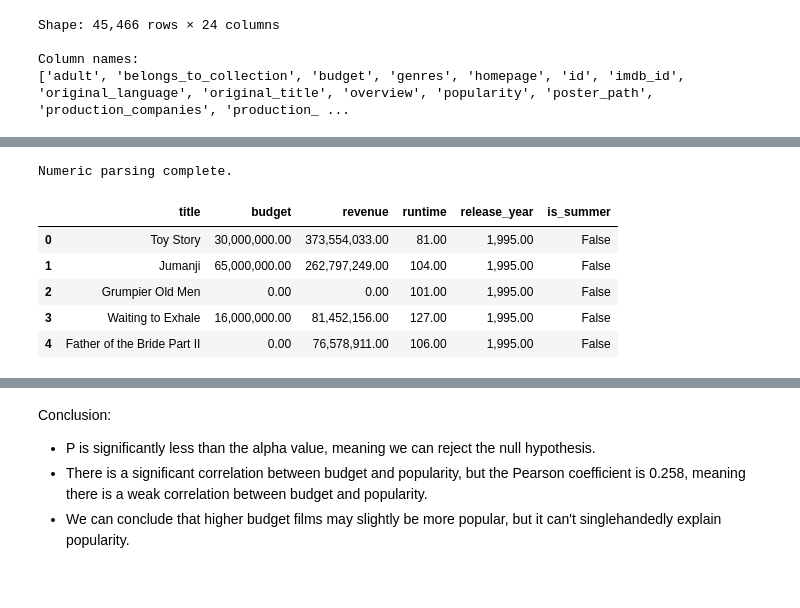
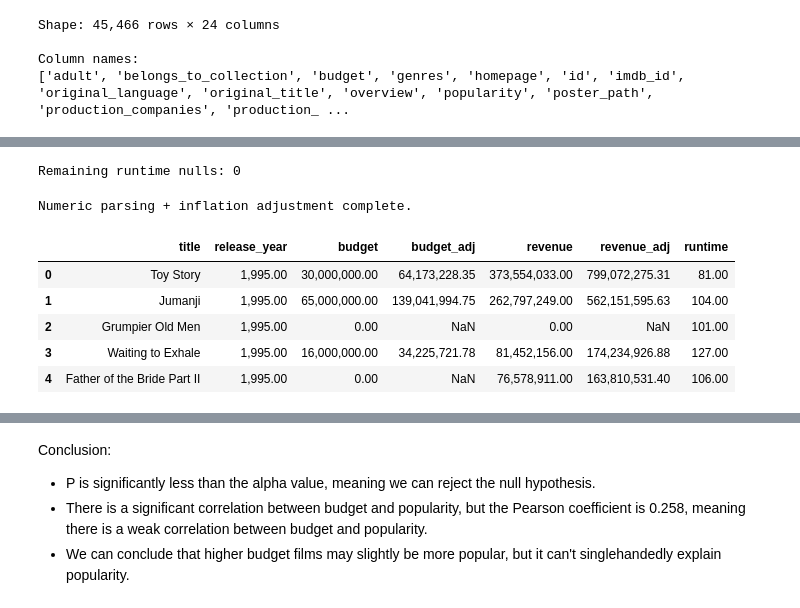
Before and after one commit to DheebhanJeganathan06/CMSC320-Final-Project, a Jupyter notebook: cmsc_320_final_project_checkpoint_2.ipynb, the cells around one changed output, grey strips where cells are left out. Drawn from its saved outputs; the diff is of its cells as text; code cells hidden in the pictures.

Commit message:
checkpoint 2 final commit
cleaned up visualizations, added clean conclusion sections, fixed intro section commit failures and comments

```diff
--- a/cmsc_320_final_project_checkpoint_2.ipynb
+++ b/cmsc_320_final_project_checkpoint_2.ipynb
@@ -165,28 +224,62 @@ Parsed columns created.
+# %%
+# [Runtime: Missing at Random (MAR)]
+# During our EDA, we noticed that runtime has 0.6% null values (~263 rows).
+# We classify this as MAR (missing at random)) because missingness is likely related to
+# other observed variables — specifically, films from more obscure, indie developers
+# or foreign markets tend to have less complete metadata on large datasets such as this.
+
+# Because missingness correlates with genre, we decided that a global median fill would
+# introduce bias. For example, filling a missing Documentary runtime with the
+# overall median of ~95 mins would be inaccurate when documentaries typically
+# run shorter. Instead, we use genre-median imputation each missing runtime
+# is filled with the median runtime of all other films sharing the same
+# primary_genre. Alongside our analysis of movies based on genre,
+# we believe that this approach preserves the natural runtime distribution
+# within each genre and produces more realistic imputations.
+
+# Derive primary_genre inline if it doesn't exist yet
+if 'primary_genre' not in df.columns:
+    df['primary_genre'] = df['genres'].apply(extract_first_name)
+
+df['runtime'] = df.groupby('primary_genre')['runtime'].transform(
+    lambda x: x.fillna(x.median())
+)
+
+# Fallback for any remaining NaNs, mainly for unknown genre cases
+df['runtime'] = df['runtime'].fillna(df['runtime'].median())
+
+print(f"Remaining runtime nulls: {df['runtime'].isna().sum()}")
+# %% [output]
+Remaining runtime nulls: 0
 # %%
-# Convert to numeric — coerce bad strings to NaN
+# Converting numeric columns to integers/floats, coercing errors to NaN for later handling
 numeric_cols = ['budget', 'revenue', 'runtime', 'vote_average',
                 'vote_count', 'popularity']
 
 for col in numeric_cols:
     df[col] = pd.to_numeric(df[col], errors='coerce')
 
 # Parse release date and extract useful time features
 df['release_date']  = pd.to_datetime(df['release_date'], errors='coerce')
 df['release_year']  = df['release_date'].dt.year
 df['release_month'] = df['release_date'].dt.month
 df['release_dow']   = df['release_date'].dt.dayofweek   # 0=Mon … 6=Sun
 
-# Boolean: is the film released in the traditional summer window?
-df['is_summer'] = df['release_month'].isin([5, 6, 7, 8])
+# Inflation-adjusted budget and revenue (2026 ($USD))
+df['budget_adj']  = df.apply(
+    lambda row: adjust_for_inflation(row['budget'],  row['release_year']), axis=1)
+df['revenue_adj'] = df.apply(
+    lambda row: adjust_for_inflation(row['revenue'], row['release_year']), axis=1)
 
-print('Numeric parsing complete.')
-df[['title', 'budget', 'revenue', 'runtime', 'release_year', 'is_summer']].head()
+print('Numeric parsing + inflation adjustment complete.')
+df[['title', 'release_year', 'budget', 'budget_adj', 'revenue', 'revenue_adj',
+    'runtime']].head()
 # %% [output]
-Numeric parsing complete.
+Numeric parsing + inflation adjustment complete.
-|  | title | budget | revenue | runtime | release_year | is_summer |
-| 0 | Toy Story | 30,000,000.00 | 373,554,033.00 | 81.00 | 1,995.00 | False |
-| 1 | Jumanji | 65,000,000.00 | 262,797,249.00 | 104.00 | 1,995.00 | False |
-| 2 | Grumpier Old Men | 0.00 | 0.00 | 101.00 | 1,995.00 | False |
-| 3 | Waiting to Exhale | 16,000,000.00 | 81,452,156.00 | 127.00 | 1,995.00 | False |
-| 4 | Father of the Bride Part II | 0.00 | 76,578,911.00 | 106.00 | 1,995.00 | False |
+|  | title | release_year | budget | budget_adj | revenue | revenue_adj | runtime |
+| 0 | Toy Story | 1,995.00 | 30,000,000.00 | 64,173,228.35 | 373,554,033.00 | 799,072,275.31 | 81.00 |
+| 1 | Jumanji | 1,995.00 | 65,000,000.00 | 139,041,994.75 | 262,797,249.00 | 562,151,595.63 | 104.00 |
+| 2 | Grumpier Old Men | 1,995.00 | 0.00 | NaN | 0.00 | NaN | 101.00 |
+| 3 | Waiting to Exhale | 1,995.00 | 16,000,000.00 | 34,225,721.78 | 81,452,156.00 | 174,234,926.88 | 127.00 |
+| 4 | Father of the Bride Part II | 1,995.00 | 0.00 | NaN | 76,578,911.00 | 163,810,531.40 | 106.00 |
 # %%
```
Also changed, not shown: parts of 31 cells of this notebook, 6 other files.
